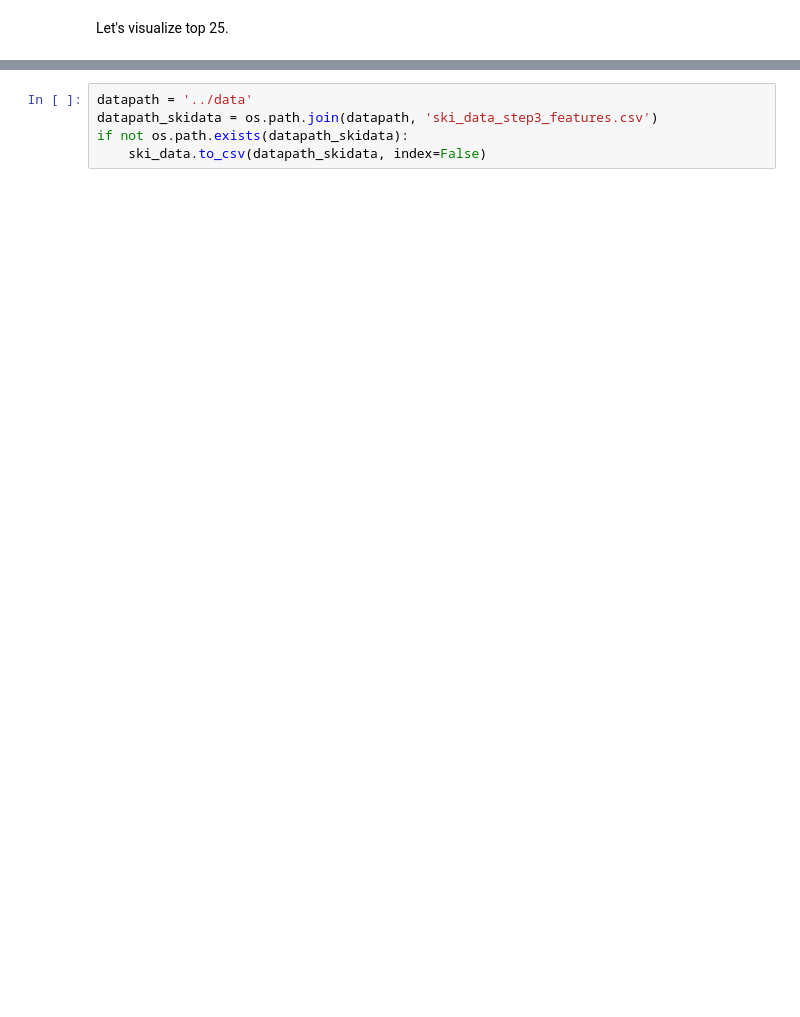
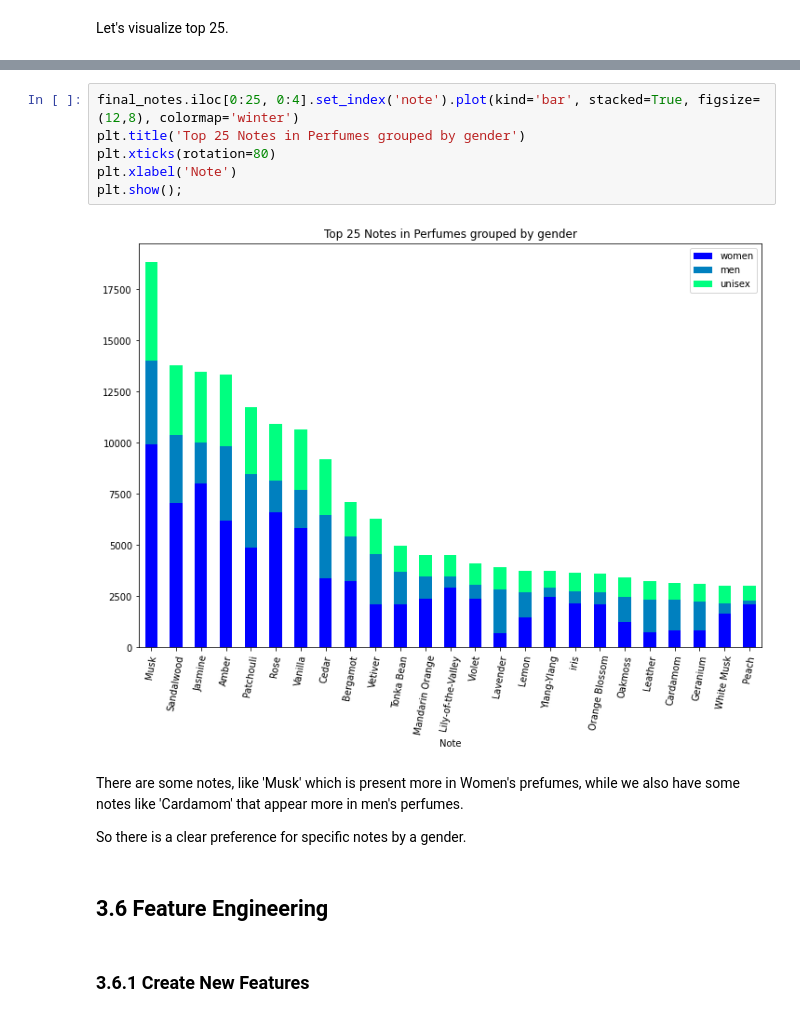
Before and after one commit to rporuthur/Springboard, a Jupyter notebook: SecondCapstone/notebook/3_EDA.ipynb, the cells around one changed output, grey strips where cells are left out. Saved outputs shown, nothing was run; the diff lists cells and outputs as text; blank space fills up the shorter version.

```diff
--- a/SecondCapstone/notebook/3_EDA.ipynb
+++ b/SecondCapstone/notebook/3_EDA.ipynb
@@ -557,5 +257,16 @@ ski_data.head().T
-# %%
-datapath = '../data'
-datapath_skidata = os.path.join(datapath, 'ski_data_step3_features.csv')
-if not os.path.exists(datapath_skidata):
-    ski_data.to_csv(datapath_skidata, index=False)
+# %%
+final_notes.iloc[0:25, 0:4].set_index('note').plot(kind='bar', stacked=True, figsize=(12,8), colormap='winter')
+plt.title('Top 25 Notes in Perfumes grouped by gender')
+plt.xticks(rotation=80)
+plt.xlabel('Note')
+plt.show();
+# %% [output]
+[figure, added]
+# %% [markdown]
+There are some notes, like 'Musk' which is present more in Women's prefumes, while we also have some notes like 'Cardamom' that appear more in men's perfumes.
+
+So there is a clear preference for specific notes by a gender.
+# %% [markdown]
+## 3.6 Feature Engineering<a id='3.6_Feature_Engineering'></a>
+# %% [markdown]
+### 3.6.1 Create New Features<a id='3.6.1_Create_Features'></a>
```
Also changed, not shown: parts of 97 cells of this notebook.
